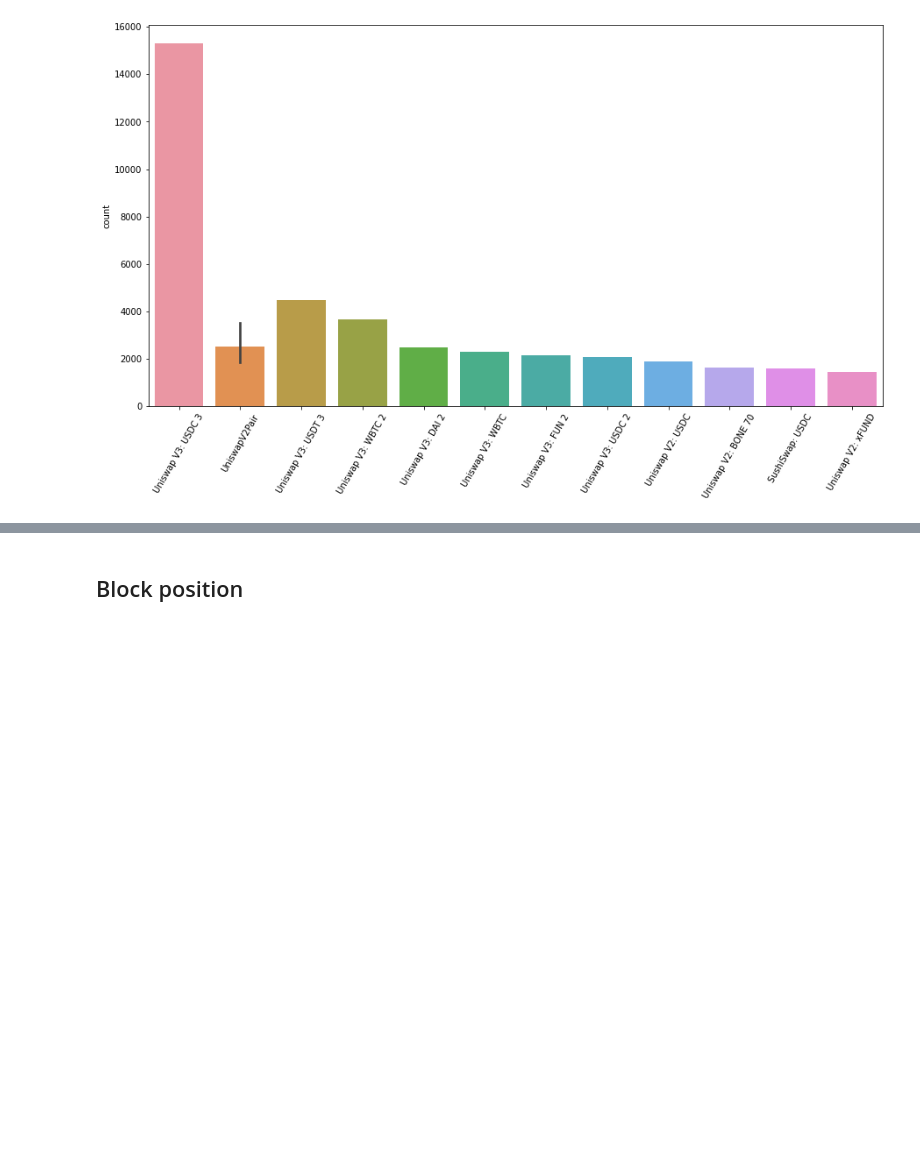
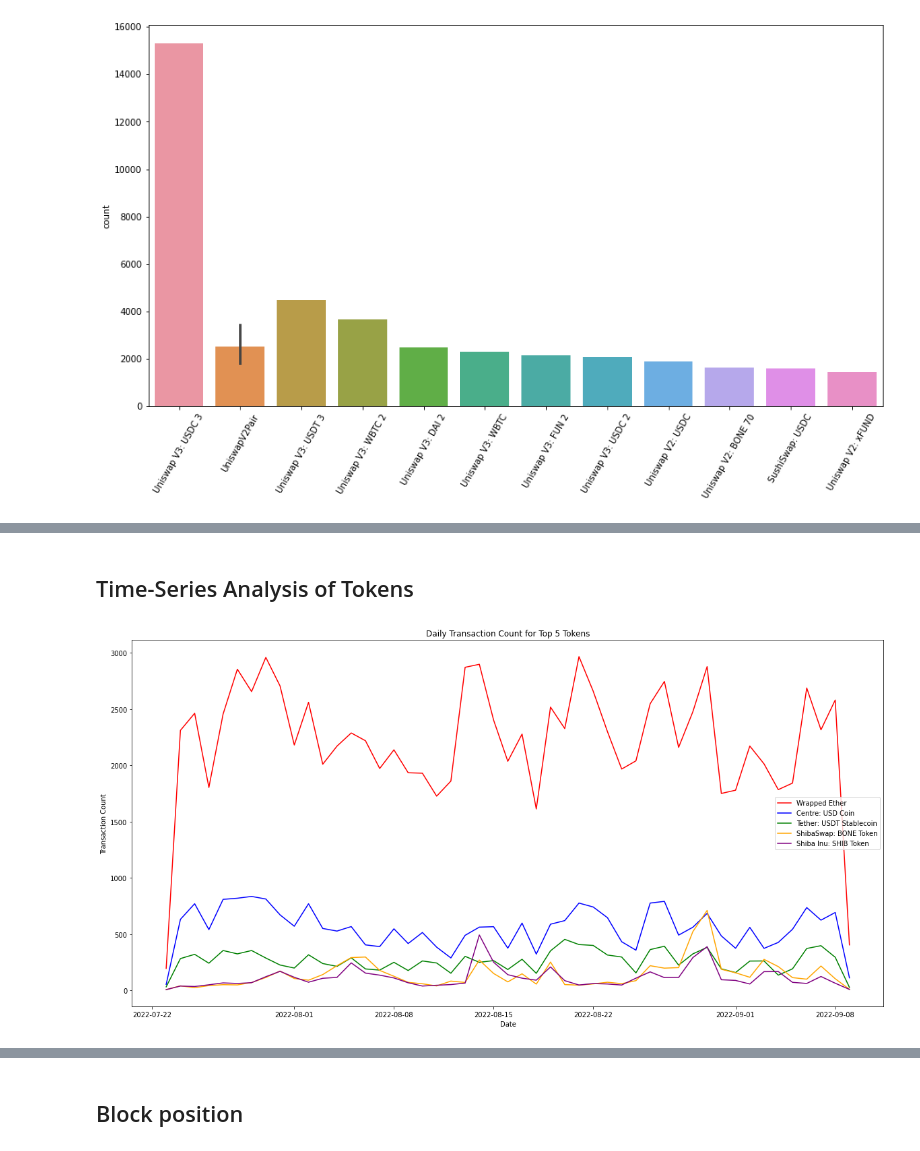
Before and after one commit to noushkia/mev-analysis, a Jupyter notebook: arbitrage_analysis.ipynb, the cells around one changed output, grey strips where cells are left out. Cells and saved outputs as stored; diff of their text form; code cells hidden in the pictures; blank space fills up the shorter version.

```diff
--- a/arbitrage_analysis.ipynb
+++ b/arbitrage_analysis.ipynb
@@ -558,0 +655,14 @@ plt.show()
+# %% [markdown]
+## Time-Series Analysis of Tokens
+# %%
+plt.figure(figsize=(20,10))
+for i, token_address in enumerate(most_used_tokens.head(5).index):
+    plot_address_activity(_address=token_address, color=colors[i], _column='input_tokens_address')
+
+plt.xlabel('Date')
+plt.ylabel('Transaction Count')
+plt.title('Daily Transaction Count for Top 5 Tokens')
+plt.legend(most_used_tokens.index.map(token_name_tags), loc='best')
+plt.show()
+# %% [output]
+[figure, added]
```
Also changed, not shown: parts of 16 cells of this notebook, 1 other file.
